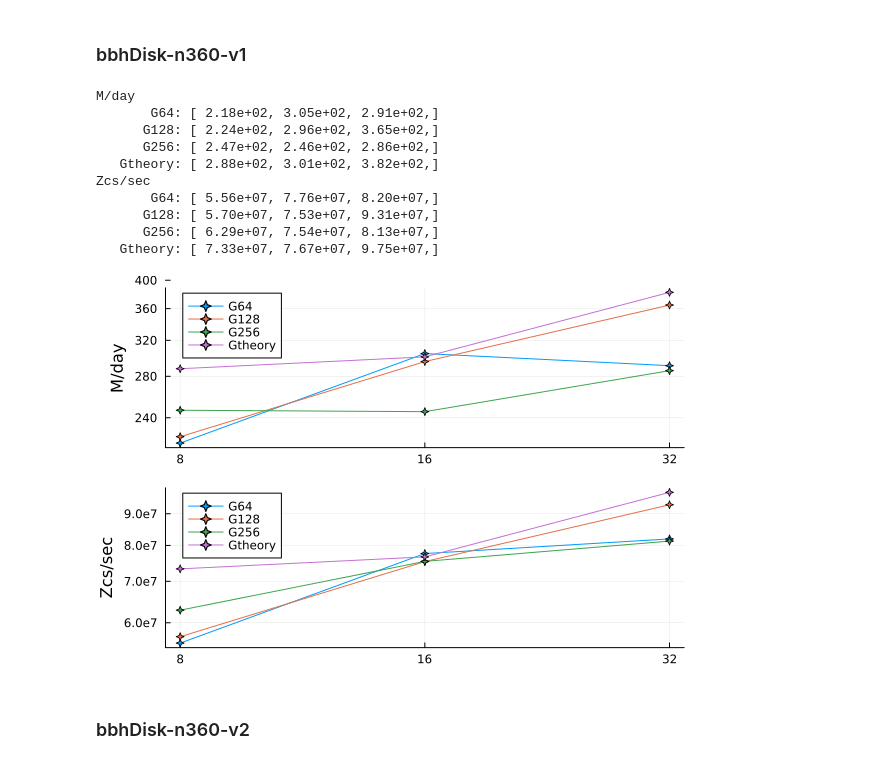
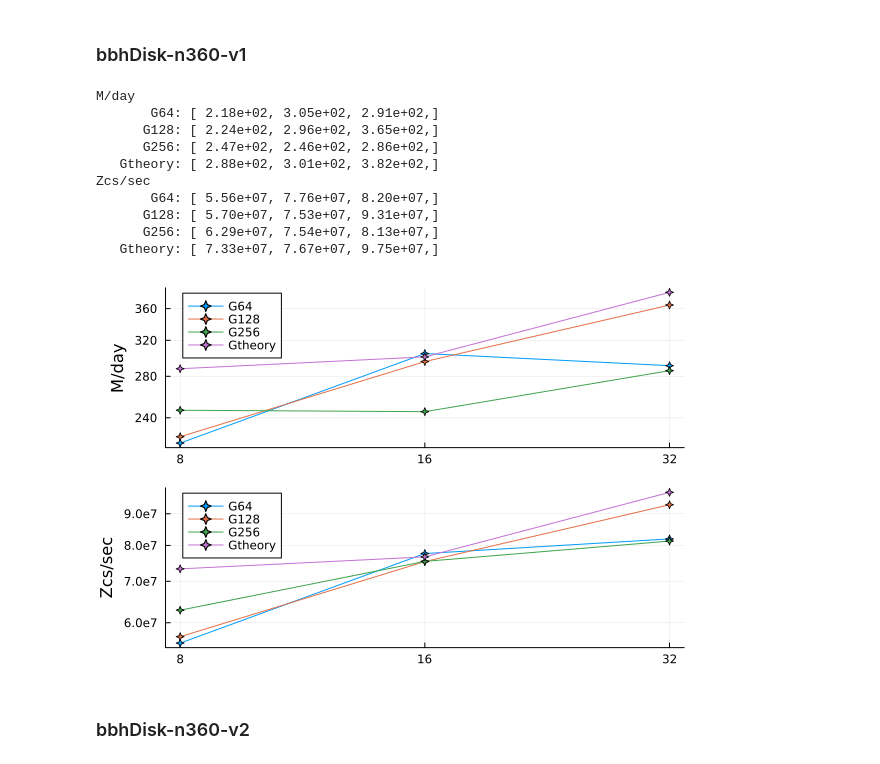
Before and after one commit to lwJi/ETK-Scaling-Tests, a Jupyter notebook: vista/ipynb/bbhDisk-Cowling.ipynb, the cells around one changed output. Cells and saved outputs as stored; diff of their text form; code cells hidden in the pictures.

```diff
--- a/vista/ipynb/bbhDisk-Cowling.ipynb
+++ b/vista/ipynb/bbhDisk-Cowling.ipynb
@@ -117,36 +117,36 @@ let patt_dirss = [
     plt1 = plot(ylabel="M/day", xscale=:log10, yscale=:log10)
     xs = [4, 8, 16, 32]
     xticks!(plt1, xs, [string(n) for n in xs])
-    ys = [240, 280, 320, 360, 400, 440]
+    ys = [240, 280, 320, 360]
     yticks!(plt1, ys, [string(n) for n in ys])
     println("M/day")
     Misc.plot_scaling(plt1, patt_dirss; option="TotalComputeTime", is_print_value=true)
 
     # Plot Zcs/sec
     plt2 = plot(ylabel="Zcs/sec", xscale=:log10, yscale=:log10)
     xs = [4, 8, 16, 32]
     xticks!(plt2, xs, [string(n) for n in xs])
     ys = [6e7, 7e7, 8e7, 9e7]
     yticks!(plt2, ys, [string(n) for n in ys])
     println("Zcs/sec")
     Misc.plot_scaling(plt2, patt_dirss; option="ZcsPerSecond", is_print_value=true)
 
     # Sum
     plt = plot(plt1, plt2, layout=(2,1))
     display(plt)
 end
 # %% [output]
 M/day
        G64: [ 2.18e+02, 3.05e+02, 2.91e+02,]
       G128: [ 2.24e+02, 2.96e+02, 3.65e+02,]
       G256: [ 2.47e+02, 2.46e+02, 2.86e+02,]
    Gtheory: [ 2.88e+02, 3.01e+02, 3.82e+02,]
 Zcs/sec
        G64: [ 5.56e+07, 7.76e+07, 8.20e+07,]
       G128: [ 5.70e+07, 7.53e+07, 9.31e+07,]
       G256: [ 6.29e+07, 7.54e+07, 8.13e+07,]
    Gtheory: [ 7.33e+07, 7.67e+07, 9.75e+07,]
-[figure, old version]
+[figure, new version]
 # %% [markdown]
 ### bbhDisk-n360-v2
 # %%
```
Also changed, not shown: parts of 2 cells of this notebook.
